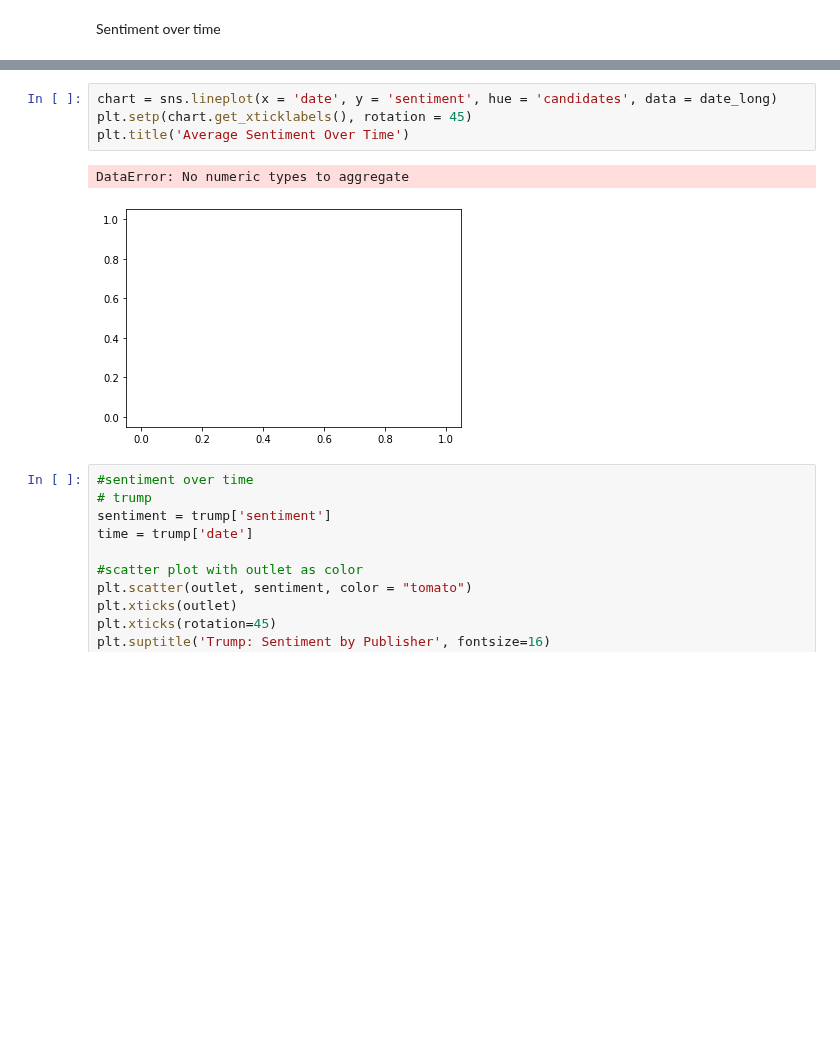
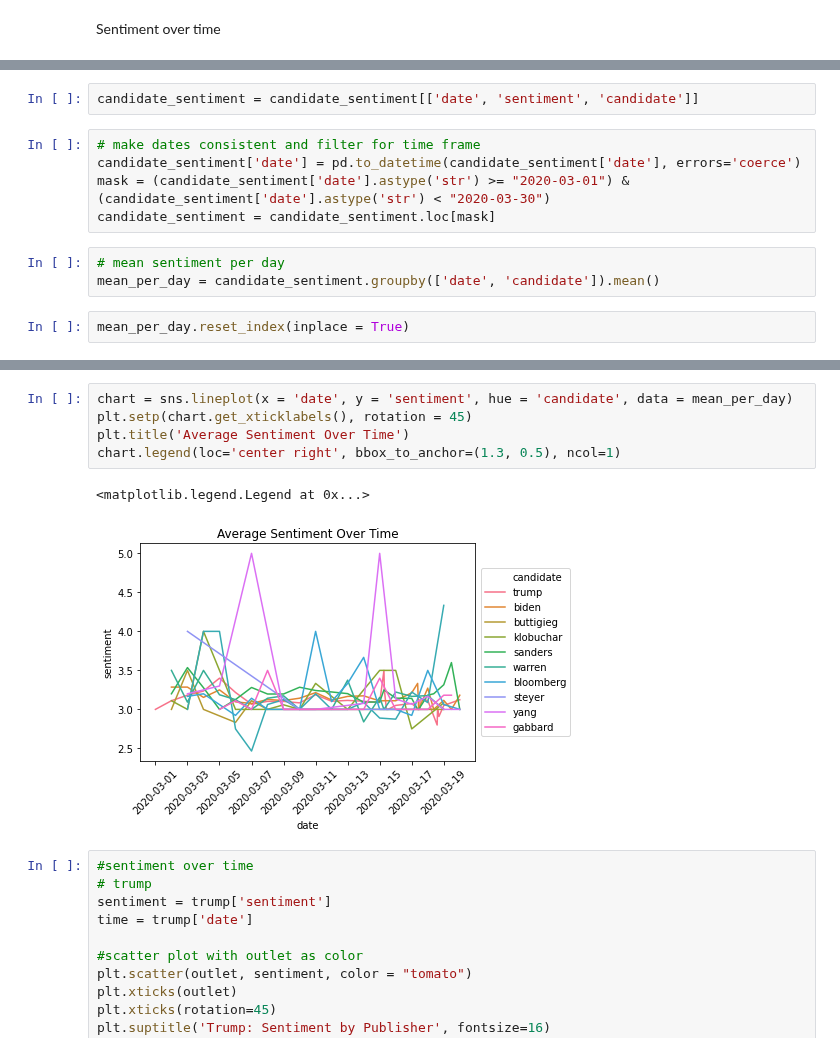
Before and after one commit to MarinaWyss/Hertie-NLP-Python-Project, a Jupyter notebook: 4_Sentiment Analysis.ipynb, the cells around one changed output, grey strips where cells are left out. Saved outputs shown, nothing was run; the diff lists cells and outputs as text; blank space fills up the shorter version.

Commit message:
sentiment by date

```diff
--- a/4_Sentiment Analysis.ipynb
+++ b/4_Sentiment Analysis.ipynb
@@ -748,0 +694,12 @@ date_long = pd.melt(date_grouped,
+# %%
+candidate_sentiment = candidate_sentiment[['date', 'sentiment', 'candidate']]
+# %%
+# make dates consistent and filter for time frame
+candidate_sentiment['date'] = pd.to_datetime(candidate_sentiment['date'], errors='coerce')
+mask = (candidate_sentiment['date'].astype('str') >= "2020-03-01") & (candidate_sentiment['date'].astype('str') < "2020-03-30")
+candidate_sentiment = candidate_sentiment.loc[mask]
+# %%
+# mean sentiment per day
+mean_per_day = candidate_sentiment.groupby(['date', 'candidate']).mean()
+# %%
+mean_per_day.reset_index(inplace = True)
@@ -749,10 +722,11 @@ date_long = pd.melt(date_grouped,
 # %%
-chart = sns.lineplot(x = 'date', y = 'sentiment', hue = 'candidates', data = date_long)
+chart = sns.lineplot(x = 'date', y = 'sentiment', hue = 'candidate', data = mean_per_day)
 plt.setp(chart.get_xticklabels(), rotation = 45)
 plt.title('Average Sentiment Over Time')
+chart.legend(loc='center right', bbox_to_anchor=(1.3, 0.5), ncol=1)
 # %% [output]
-DataError: No numeric types to aggregate
+<matplotlib.legend.Legend at 0x...>
-[figure, old version]
+[figure, new version]
 # %%
 #sentiment over time
 # trump
```
Also changed, not shown: parts of 8 cells of this notebook.
